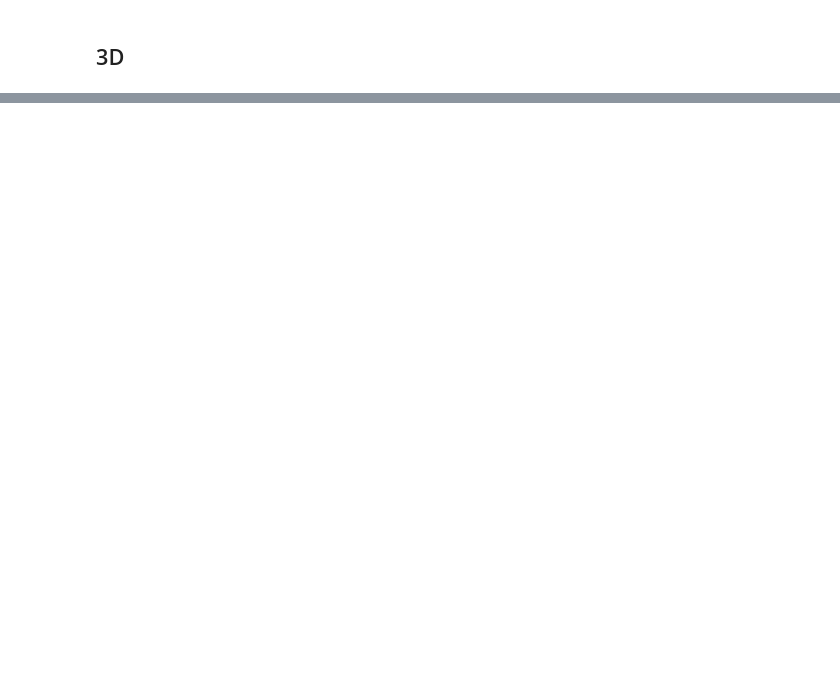
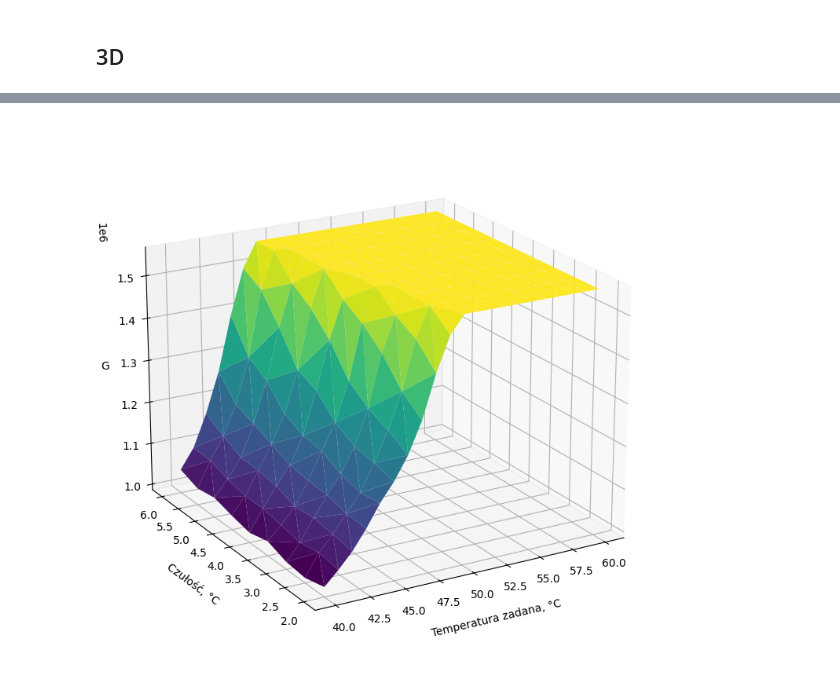
Before and after one commit to KulsonKula/Analiza-i-modelowanie-procesow-zwiazanych-z-systemem-centralnego-ogrzewania, a Jupyter notebook: Kod/Symulacja.IPYNB, the cells around one changed output, grey strips where cells are left out. Saved outputs shown, nothing was run; the diff lists cells and outputs as text; code cells hidden in the pictures; blank space fills up the shorter version.

```diff
--- a/Kod/Symulacja.IPYNB
+++ b/Kod/Symulacja.IPYNB
@@ -294,0 +310,21 @@ plt.show()
+# %%
+T_set, Delta_set = np.meshgrid(t_set_plot, delta_set_plot)
+
+fig = plt.figure(figsize=(9, 9))
+ax = fig.add_subplot(111, projection='3d')
+
+
+ax.plot_trisurf(t_set_plot, delta_set_plot, G_all, cmap='viridis')
+
+
+ax.set_xlabel('Temperatura zadana, \u00b0C', labelpad=10)
+ax.set_ylabel('Czułość, \u00b0C', labelpad=10)
+ax.set_zlabel('G')
+
+# fig.colorbar(surf, ax=ax, shrink=0.5, aspect=10,location='left')
+
+ax.view_init(elev=20, azim=240)
+
+plt.show()
+# %% [output]
+[figure, added]
```
Also changed, not shown: parts of 11 cells of this notebook, 8 other files.
